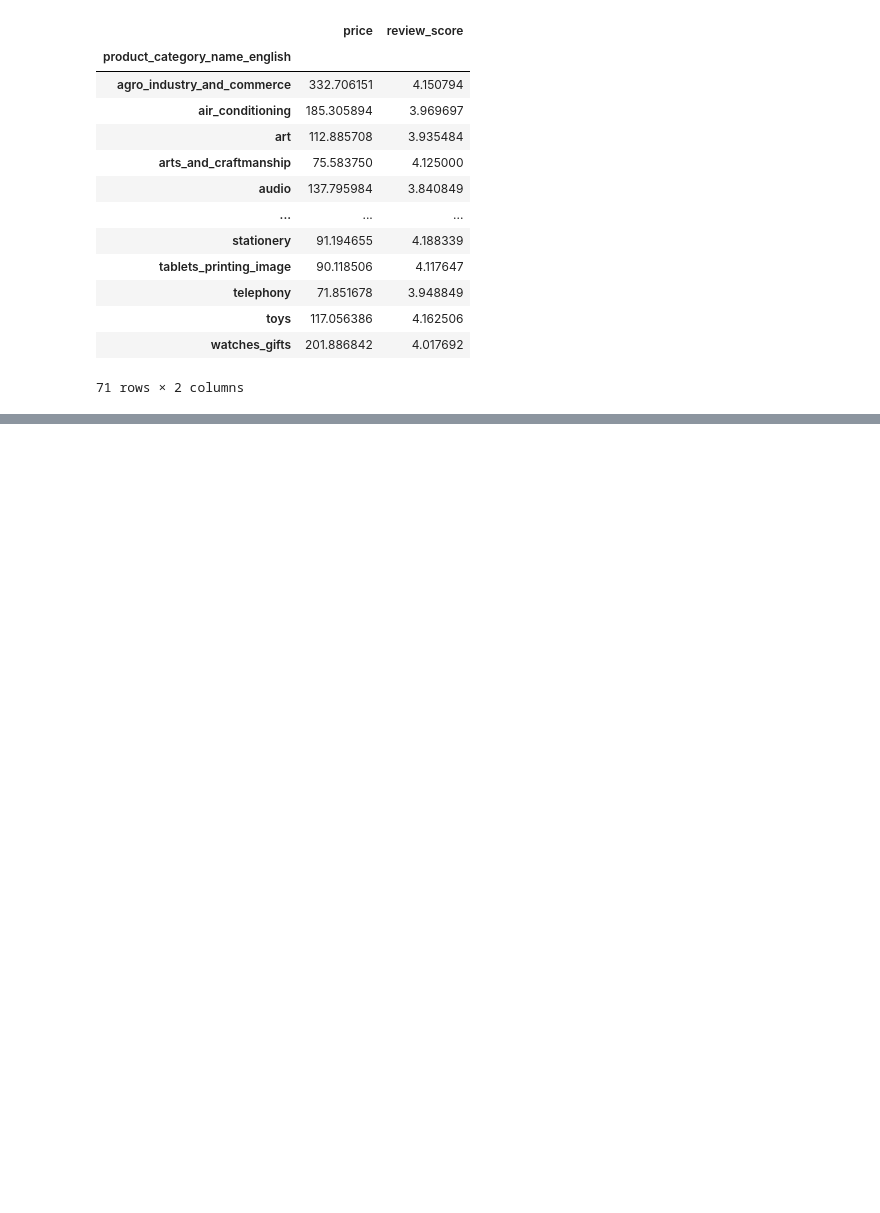
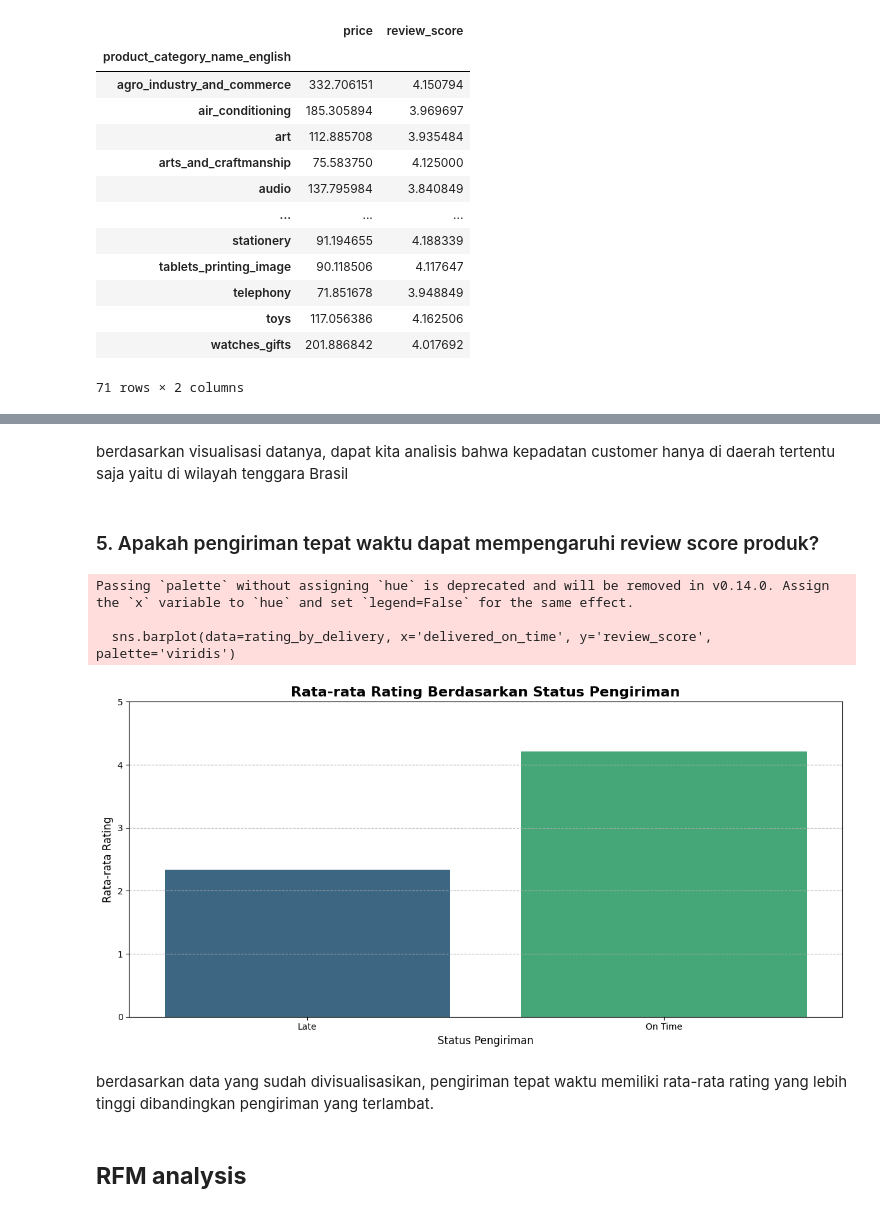
Before and after one commit to lazuardiff/proyek-analisis-data-dicoding, a Jupyter notebook: submission/notebook.ipynb, the cells around one changed output, grey strips where cells are left out. Drawn from its saved outputs; the diff is of its cells as text; code cells hidden in the pictures; blank space fills up the shorter version.

```diff
--- a/submission/notebook.ipynb
+++ b/submission/notebook.ipynb
@@ -1335,0 +1283,30 @@ plt.show()
+# %% [markdown]
+berdasarkan visualisasi datanya, dapat kita analisis bahwa kepadatan customer hanya di daerah tertentu saja yaitu di wilayah tenggara Brasil
+# %% [markdown]
+### 5. Apakah pengiriman tepat waktu dapat mempengaruhi review score produk?
+# %%
+# mengelompokkan data berdasarkan status pengiriman dan menghitung rata-rata rating
+rating_by_delivery = merge_all.groupby('delivered_on_time')['review_score'].mean().reset_index()
+
+# mengubah nilai delivered_on_time menjadi On Time dan Late
+rating_by_delivery['delivered_on_time'] = rating_by_delivery['delivered_on_time'].map({True: 'On Time', False: 'Late'})
+# %%
+# visualisasi data
+plt.figure(figsize=(12, 6))
+sns.barplot(data=rating_by_delivery, x='delivered_on_time', y='review_score', palette='viridis')
+plt.title('Rata-rata Rating Berdasarkan Status Pengiriman', fontsize=16, fontweight='bold')
+plt.xlabel('Status Pengiriman', fontsize=12)
+plt.ylabel('Rata-rata Rating', fontsize=12)
+plt.ylim(0, 5)
+plt.grid(axis='y', linestyle='--')
+plt.tight_layout()
+plt.show()
+# %% [output]
+Passing `palette` without assigning `hue` is deprecated and will be removed in v0.14.0. Assign the `x` variable to `hue` and set `legend=False` for the same effect.
+
+  sns.barplot(data=rating_by_delivery, x='delivered_on_time', y='review_score', palette='viridis')
+[figure, added]
+# %% [markdown]
+berdasarkan data yang sudah divisualisasikan, pengiriman tepat waktu memiliki rata-rata rating yang lebih tinggi dibandingkan pengiriman yang terlambat.
+# %% [markdown]
+## __RFM analysis__
```
Also changed, not shown: parts of 127 cells of this notebook, 1 other file.
